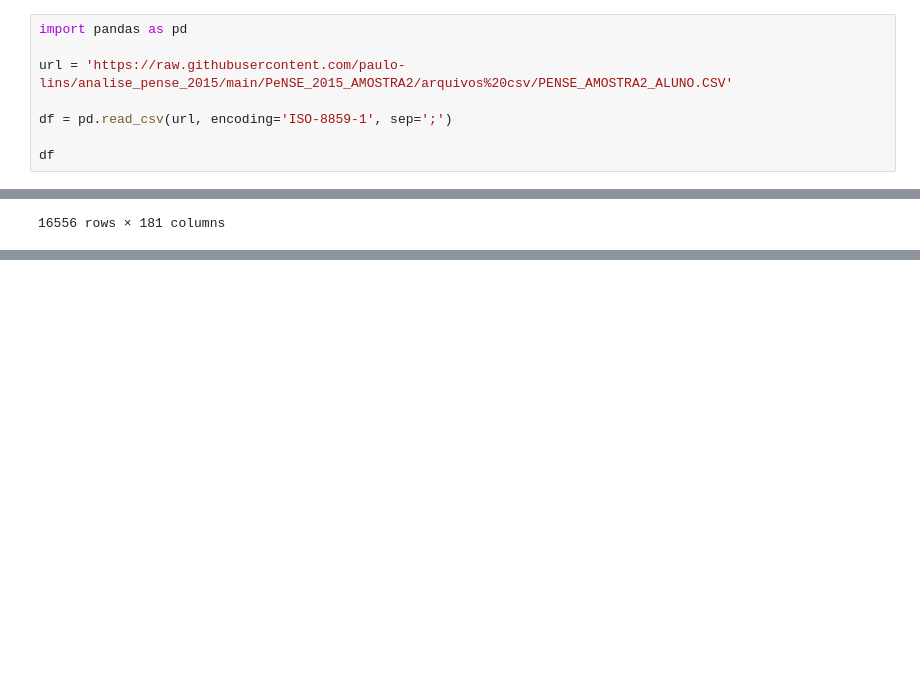
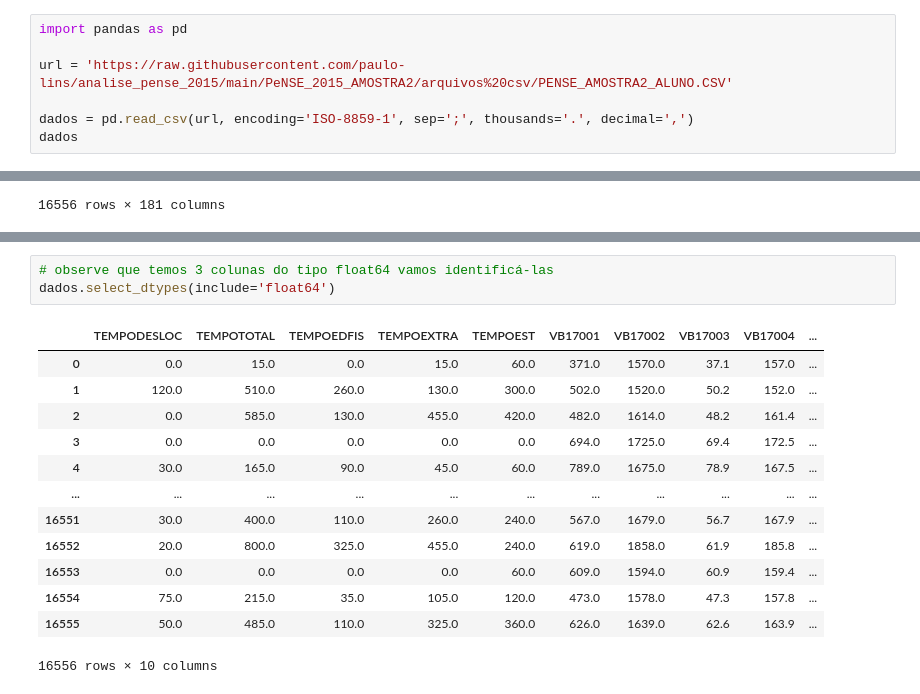
Before and after one commit to paulo-lins/analise_pense_2015, a Jupyter notebook: analise_pense_2015_amostra_2.ipynb, the cells around one changed output, grey strips where cells are left out. Saved outputs shown, nothing was run; the diff lists cells and outputs as text; blank space fills up the shorter version.

```diff
--- a/analise_pense_2015_amostra_2.ipynb
+++ b/analise_pense_2015_amostra_2.ipynb
@@ -11,9 +11,8 @@ import pandas as pd
 
 url = 'https://raw.githubusercontent.com/paulo-lins/analise_pense_2015/main/PeNSE_2015_AMOSTRA2/arquivos%20csv/PENSE_AMOSTRA2_ALUNO.CSV'
 
-df = pd.read_csv(url, encoding='ISO-8859-1', sep=';')
-
-df
+dados = pd.read_csv(url, encoding='ISO-8859-1', sep=';', thousands='.', decimal=',')
+dados
 # %% [output]
 |  | ANOPESQ | PAIS | REGEOGR | VB00004 | VB01001 | VB01002 | VB01003 | VB01004 | VB01005 | VB01006 | ... | ... |
 | 0 | 2015 | 76 | 1 | 1 | 2 | 1 | 13 | 7 | 7 | 1 | ... | ... |
@@ -30,0 +38,17 @@ df
+# %%
+# observe que temos 3 colunas do tipo float64 vamos identificá-las
+dados.select_dtypes(include='float64')
+# %% [output]
+|  | TEMPODESLOC | TEMPOTOTAL | TEMPOEDFIS | TEMPOEXTRA | TEMPOEST | VB17001 | VB17002 | VB17003 | VB17004 | ... |
+| 0 | 0.0 | 15.0 | 0.0 | 15.0 | 60.0 | 371.0 | 1570.0 | 37.1 | 157.0 | ... |
+| 1 | 120.0 | 510.0 | 260.0 | 130.0 | 300.0 | 502.0 | 1520.0 | 50.2 | 152.0 | ... |
+| 2 | 0.0 | 585.0 | 130.0 | 455.0 | 420.0 | 482.0 | 1614.0 | 48.2 | 161.4 | ... |
+| 3 | 0.0 | 0.0 | 0.0 | 0.0 | 0.0 | 694.0 | 1725.0 | 69.4 | 172.5 | ... |
+| 4 | 30.0 | 165.0 | 90.0 | 45.0 | 60.0 | 789.0 | 1675.0 | 78.9 | 167.5 | ... |
+| ... | ... | ... | ... | ... | ... | ... | ... | ... | ... | ... |
+| 16551 | 30.0 | 400.0 | 110.0 | 260.0 | 240.0 | 567.0 | 1679.0 | 56.7 | 167.9 | ... |
+| 16552 | 20.0 | 800.0 | 325.0 | 455.0 | 240.0 | 619.0 | 1858.0 | 61.9 | 185.8 | ... |
+| 16553 | 0.0 | 0.0 | 0.0 | 0.0 | 60.0 | 609.0 | 1594.0 | 60.9 | 159.4 | ... |
+| 16554 | 75.0 | 215.0 | 35.0 | 105.0 | 120.0 | 473.0 | 1578.0 | 47.3 | 157.8 | ... |
+| 16555 | 50.0 | 485.0 | 110.0 | 325.0 | 360.0 | 626.0 | 1639.0 | 62.6 | 163.9 | ... |
+16556 rows × 10 columns
```
Also changed, not shown: parts of 19 cells of this notebook.
